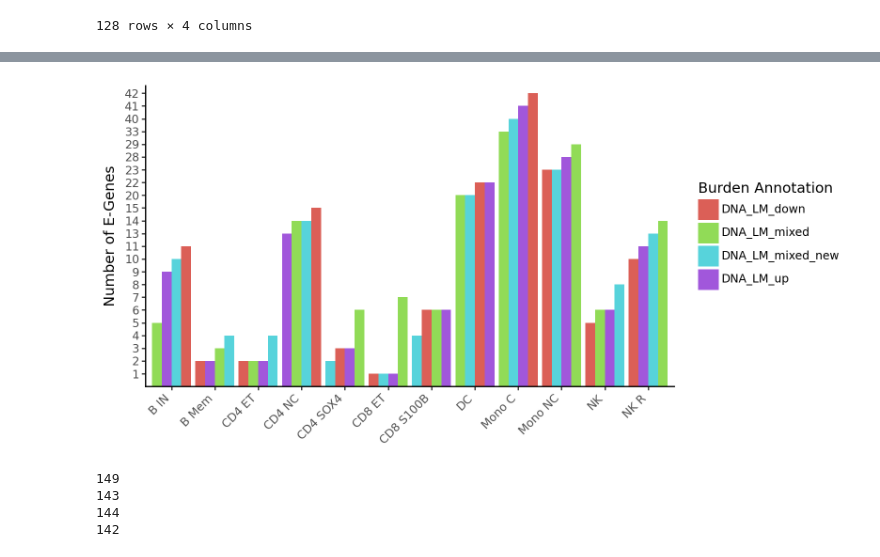
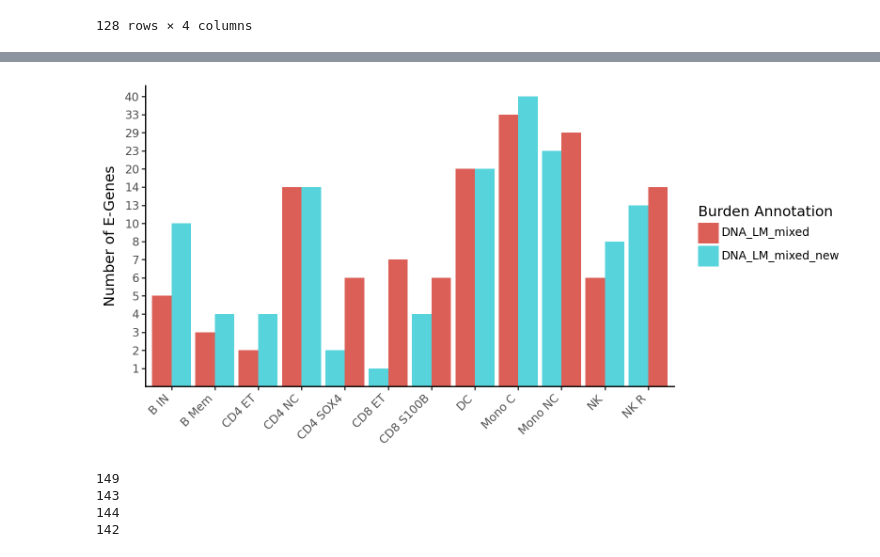
Before and after one commit to theislab/cellink, a Jupyter notebook: docs/notebooks/eval_results_NewDNALM.ipynb, the cells around one changed output, grey strips where cells are left out. Drawn from its saved outputs; the diff is of its cells as text; code cells hidden in the pictures.

```diff
--- a/docs/notebooks/eval_results_NewDNALM.ipynb
+++ b/docs/notebooks/eval_results_NewDNALM.ipynb
@@ -143,7 +143,7 @@ def plot_egenes(df_to_plot):
         + theme_classic()  # Optional: use a clean theme
         + theme(
             axis_text_x=element_text(angle=45, hjust=1, vjust=1),
-            figure_size=(8, 4)
+            figure_size=(10, 5)
         )
         + labs(
             y="Number of E-Genes",
@@ -244,8 +244,8 @@ plot_egenes(df_to_plot_comb)
 # %%
 new_vs_old =df_to_plot_comb[df_to_plot_comb["annotation"].isin(["DNA_LM_mixed",
-                                                                "DNA_LM_mixed_new",
-                                                                "DNA_LM_up",
-                                                                "DNA_LM_down"
+                                                                "DNA_LM_mixed_new"#,
+                                                                #"DNA_LM_up",
+                                                                #"DNA_LM_down"
                                                                ])]
 plot_egenes(new_vs_old)
 # %% [output]
@@ -253,4 +253,4 @@ plot_egenes(new_vs_old)
-[figure, old version]
+[figure, new version]
 # %%
 print(sum(new_vs_old[new_vs_old["annotation"]=="DNA_LM_mixed"]["n"]))
 print(sum(new_vs_old[new_vs_old["annotation"]=="DNA_LM_mixed_new"]["n"]))
```
Also changed, not shown: parts of 10 cells of this notebook, 2 other files.
